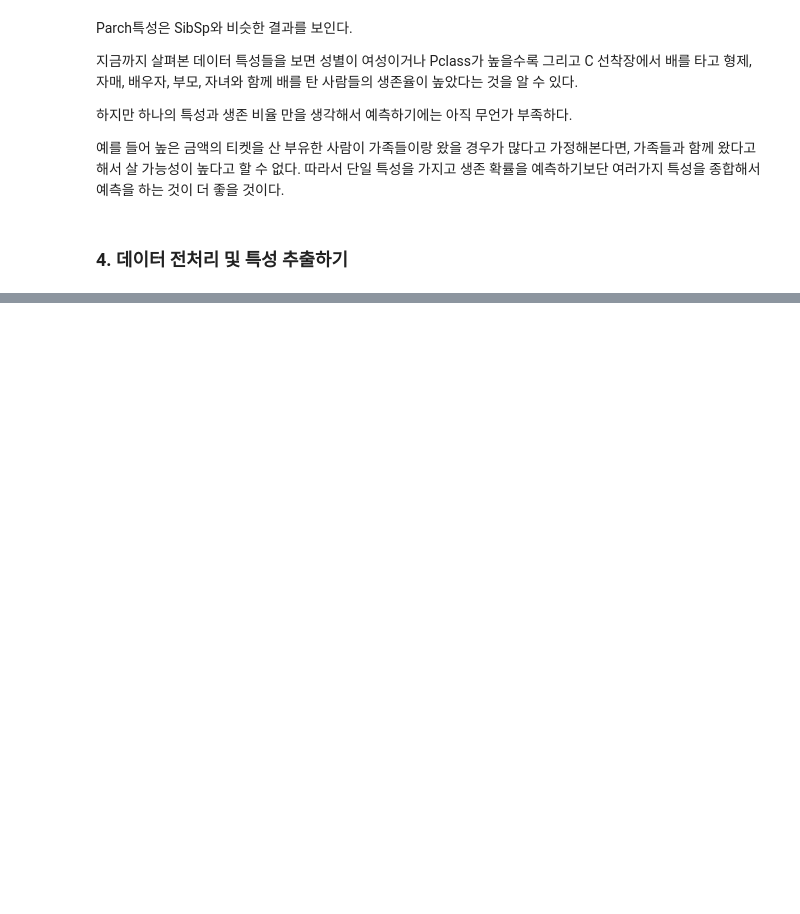
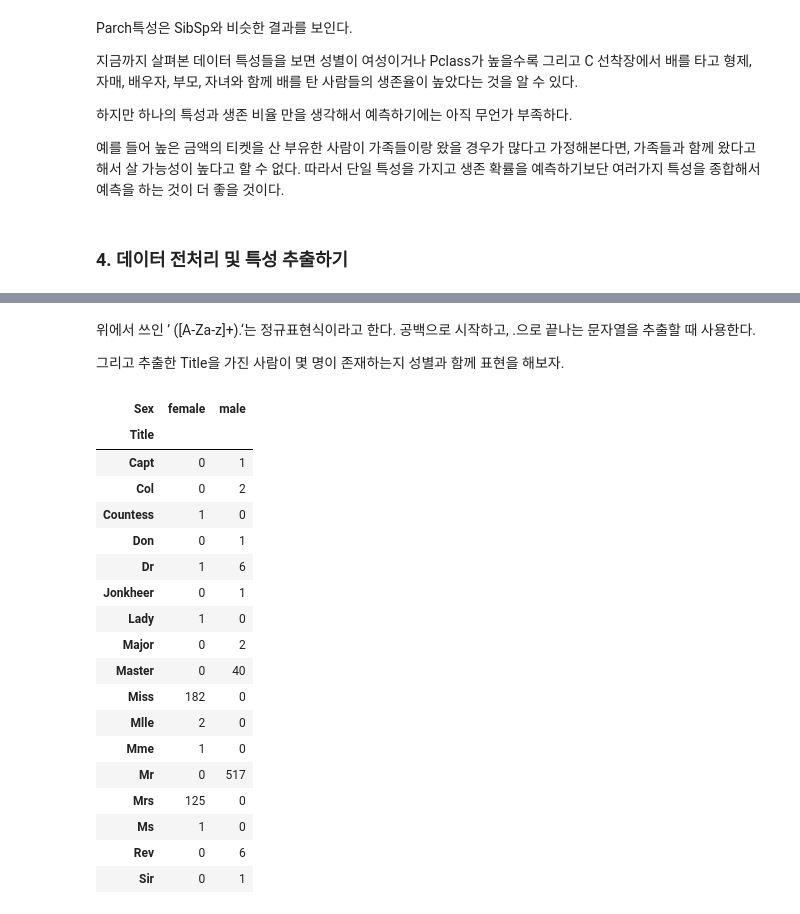
Before and after one commit to jaeyoon89/kaggle_titanic_study, a Jupyter notebook: Cyc1am3n_titanic_study.ipynb, the cells around one changed output, grey strips where cells are left out. Cells and saved outputs as stored; diff of their text form; code cells hidden in the pictures; blank space fills up the shorter version.

```diff
--- a/Cyc1am3n_titanic_study.ipynb
+++ b/Cyc1am3n_titanic_study.ipynb
@@ -172,0 +200,26 @@ Parch특성은 SibSp와 비슷한 결과를 보인다.
+# %% [markdown]
+위에서 쓰인 ’ ([A-Za-z]+).‘는 정규표현식이라고 한다. 공백으로 시작하고, .으로 끝나는 문자열을 추출할 때 사용한다.
+
+그리고 추출한 Title을 가진 사람이 몇 명이 존재하는지 성별과 함께 표현을 해보자.
+# %%
+pd.crosstab(train['Title'],train['Sex'])
+# %% [output]
+| Sex | female | male |
+| Title |  |  |
+| Capt | 0 | 1 |
+| Col | 0 | 2 |
+| Countess | 1 | 0 |
+| Don | 0 | 1 |
+| Dr | 1 | 6 |
+| Jonkheer | 0 | 1 |
+| Lady | 1 | 0 |
+| Major | 0 | 2 |
+| Master | 0 | 40 |
+| Miss | 182 | 0 |
+| Mlle | 2 | 0 |
+| Mme | 1 | 0 |
+| Mr | 0 | 517 |
+| Mrs | 125 | 0 |
+| Ms | 1 | 0 |
+| Rev | 0 | 6 |
+| Sir | 0 | 1 |
```
Also changed, not shown: parts of 26 cells of this notebook.
